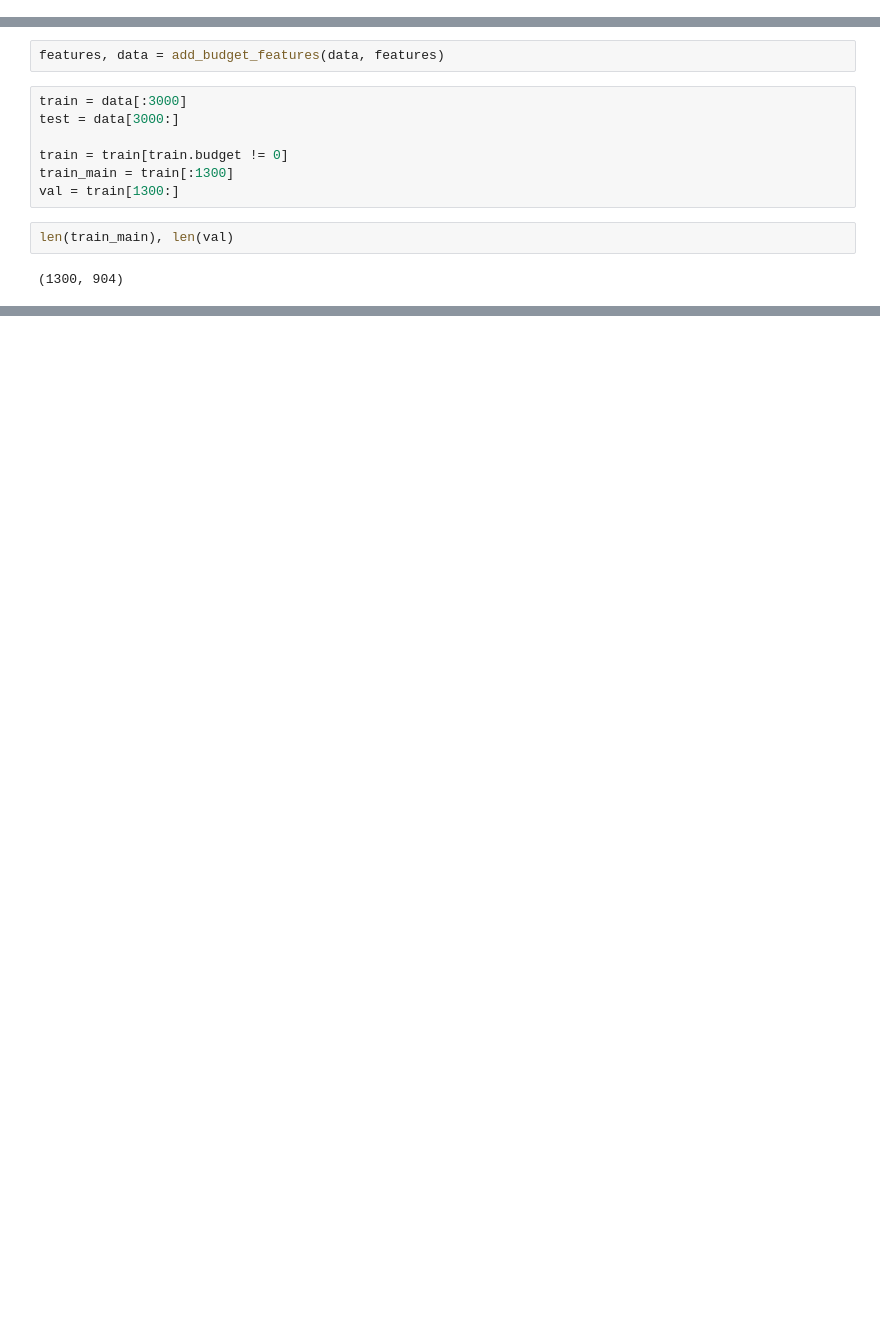
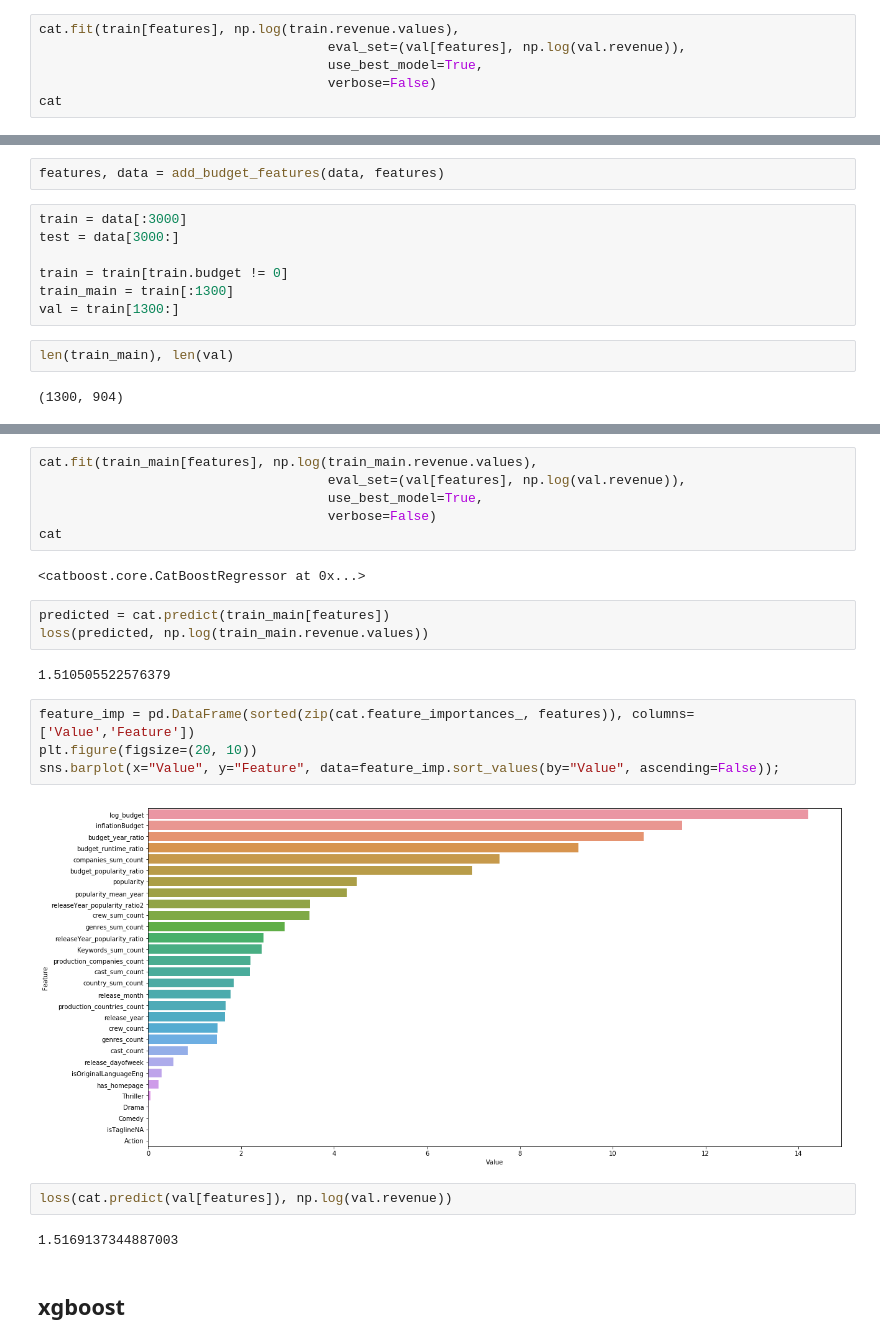
Before and after one commit to tigofat/kaggle_competition, a Jupyter notebook: training_no_budget.ipynb, the cells around one changed output, grey strips where cells are left out. Cells and saved outputs as stored; diff of their text form; blank space fills up the shorter version.

```diff
--- a/training_no_budget.ipynb
+++ b/training_no_budget.ipynb
@@ -329,0 +422,6 @@ no_budget_prediction = pd.Series(model.predict(test[test.budget == 0][features])
+# %%
+cat.fit(train[features], np.log(train.revenue.values),
+                                     eval_set=(val[features], np.log(val.revenue)),
+                                     use_best_model=True,
+                                     verbose=False)
+cat
@@ -398,0 +511,25 @@ sub.to_csv("sub")
+# %%
+cat.fit(train_main[features], np.log(train_main.revenue.values),
+                                     eval_set=(val[features], np.log(val.revenue)),
+                                     use_best_model=True,
+                                     verbose=False)
+cat
+# %% [output]
+<catboost.core.CatBoostRegressor at 0x...>
+# %%
+predicted = cat.predict(train_main[features])
+loss(predicted, np.log(train_main.revenue.values))
+# %% [output]
+1.510505522576379
+# %%
+feature_imp = pd.DataFrame(sorted(zip(cat.feature_importances_, features)), columns=['Value','Feature'])
+plt.figure(figsize=(20, 10))
+sns.barplot(x="Value", y="Feature", data=feature_imp.sort_values(by="Value", ascending=False));
+# %% [output]
+[figure, added]
+# %%
+loss(cat.predict(val[features]), np.log(val.revenue))
+# %% [output]
+1.5169137344887003
+# %% [markdown]
+## xgboost
```
Also changed, not shown: parts of 77 cells of this notebook, 14 other files.
